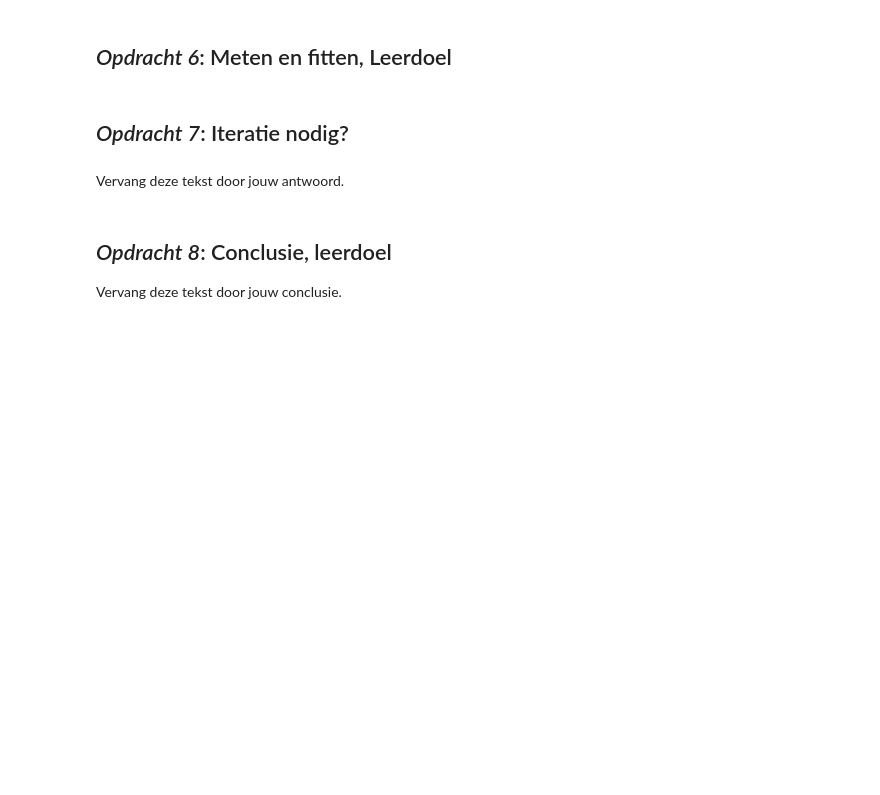
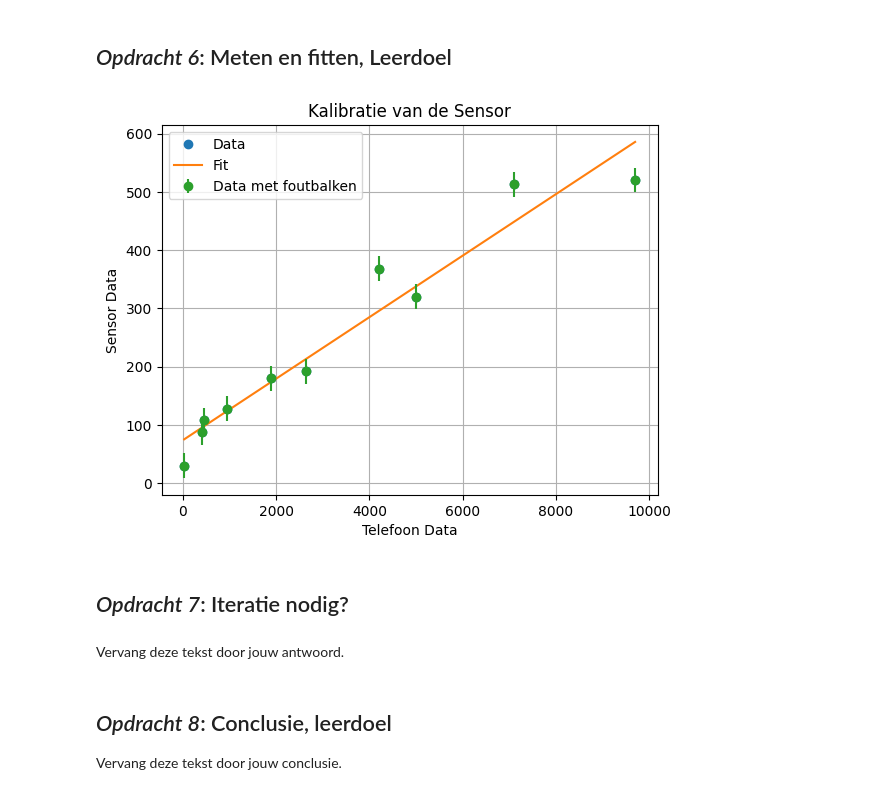
Before and after one commit to raphaelleshtam-svg/opdrachten-DEF-D, a Jupyter notebook: FysiekeOntwerpopdrachten/1KalibreerEenSensorDigitaalAnaloog/DEFOntwerpopdracht1KalibreerEenSensorInvulTemplate.ipynb, the cells around one changed output. Cells and saved outputs as stored; diff of their text form; code cells hidden in the pictures; blank space fills up the shorter version.

```diff
--- a/FysiekeOntwerpopdrachten/1KalibreerEenSensorDigitaalAnaloog/DEFOntwerpopdracht1KalibreerEenSensorInvulTemplate.ipynb
+++ b/FysiekeOntwerpopdrachten/1KalibreerEenSensorDigitaalAnaloog/DEFOntwerpopdracht1KalibreerEenSensorInvulTemplate.ipynb
@@ -57,3 +62,5 @@ Licht kort toe wat er in de foto te zien is.
 ## *Opdracht 6*: Meten en fitten, Leerdoel
 # %%
 # Zet hier jouw data in een voor jou handig formaat
+telefoon_data = (28,450,5000,1900, 2630, 950, 420, 7100,4200, 9700)
+sensor_data = (30,108,320,180, 192, 128, 87, 513, 368, 520)
@@ -64,3 +67,31 @@ Licht kort toe wat er in de foto te zien is.
+# %%
+# Plot hier de meting en fit een lijn door de metingen.
+# Maak gebruik van wat je geleerd hebt bij het practicum.
+%matplotlib inline
+import matplotlib.pyplot as plt
+import numpy as np
+from scipy.optimize import curve_fit
+
+def line(x, a, b):
+    return a * x + b
+
+x_test = np.linspace(min(telefoon_data), max(telefoon_data), 100)
+popt, pcov = curve_fit(line, telefoon_data, sensor_data)
+pcov = np.sqrt(np.diag(pcov))
+y_fit = line(x_test, *popt)
+
+plt.figure()
+plt.plot(telefoon_data, sensor_data, 'o', label='Data')
+plt.plot(x_test, y_fit, '-', label='Fit')
+plt.errorbar(telefoon_data, sensor_data, yerr=pcov[1], fmt='o', label='Data met foutbalken')
+plt.title('Kalibratie van de Sensor')
+plt.xlabel('Telefoon Data')
+plt.ylabel('Sensor Data')
+plt.legend()
+plt.grid()
+plt.show()
+# %% [output]
+[figure, added]
 # %% [markdown]
 ## *Opdracht 7*: Iteratie nodig?
 # %% [markdown]
```
Also changed, not shown: parts of 4 cells of this notebook, 1 other file.
